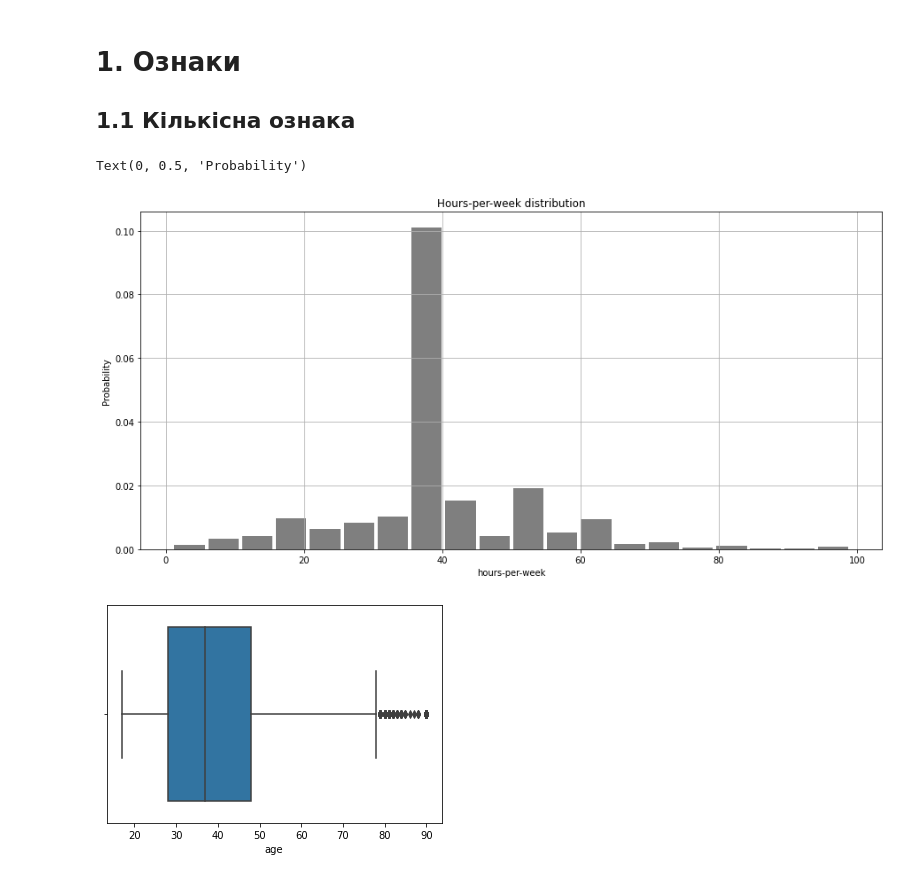
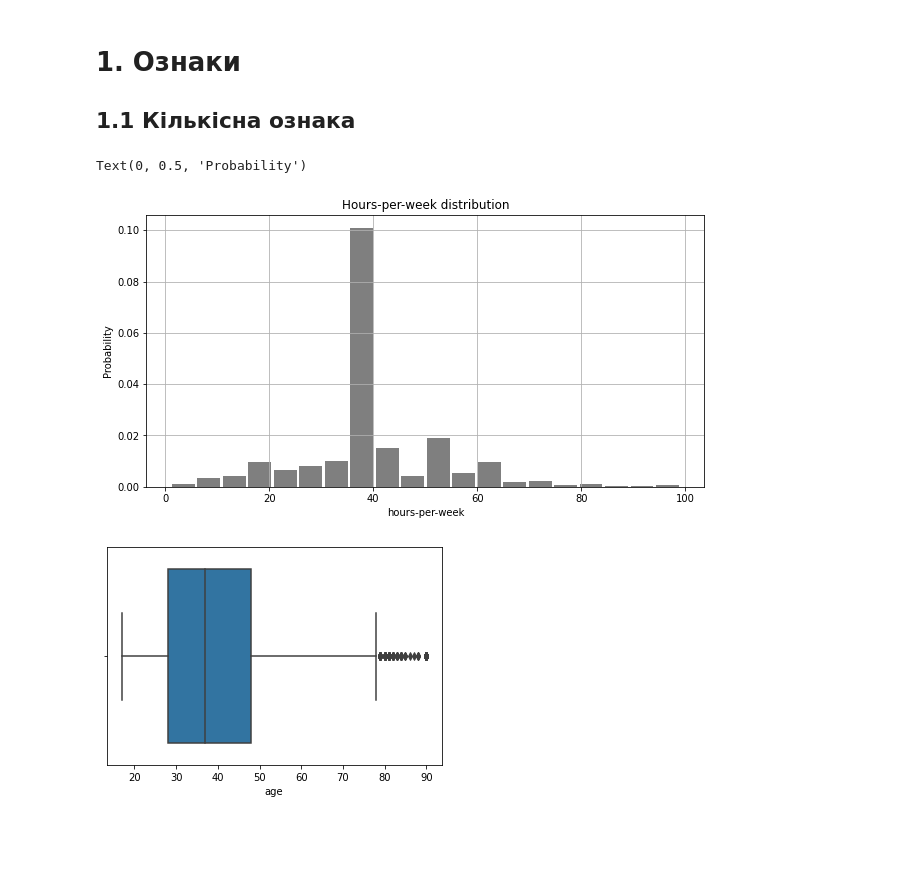
Before and after one commit to sr-Michelin/Python_Lessons, a Jupyter notebook: +++FOR WORK/DS/L-2 VISULIZATION/Lesson_2.ipynb, the cells around one changed output. Saved outputs shown, nothing was run; the diff lists cells and outputs as text; code cells hidden in the pictures; blank space fills up the shorter version.

```diff
--- a/+++FOR WORK/DS/L-2 VISULIZATION/Lesson_2.ipynb
+++ b/+++FOR WORK/DS/L-2 VISULIZATION/Lesson_2.ipynb
@@ -28,11 +28,11 @@ print(f'Процентний вміст білих багатих чоловік
 ## 1.1 Кількісна ознака
 # %%
 # Гістограма
-DATA['hours-per-week'].hist(color='black', alpha=0.5, density=True, bins=20, rwidth=0.9, figsize=(15, 7));
+DATA['hours-per-week'].hist(color='black', alpha=0.5, density=True, bins=20, rwidth=0.9, figsize=(10, 5));
 plt.title('Hours-per-week distribution')
 plt.xlabel('hours-per-week')
 plt.ylabel('Probability')
 # %% [output]
 Text(0, 0.5, 'Probability')
-[figure, old version]
+[figure, new version]
 # %%
```
Also changed, not shown: parts of 4 cells of this notebook.
